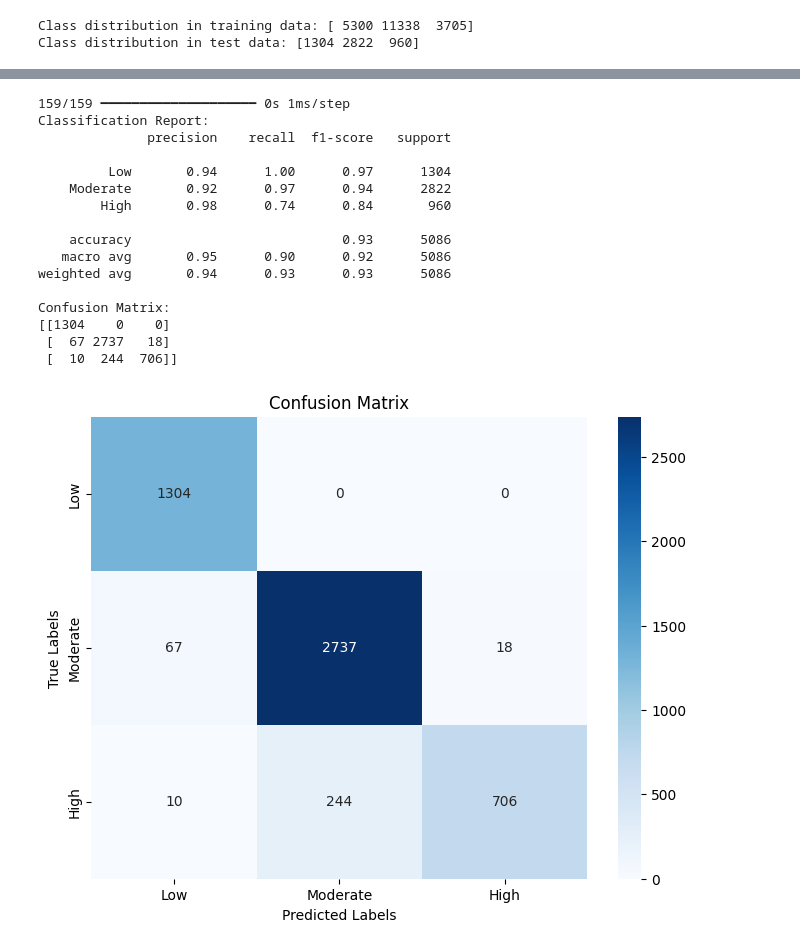
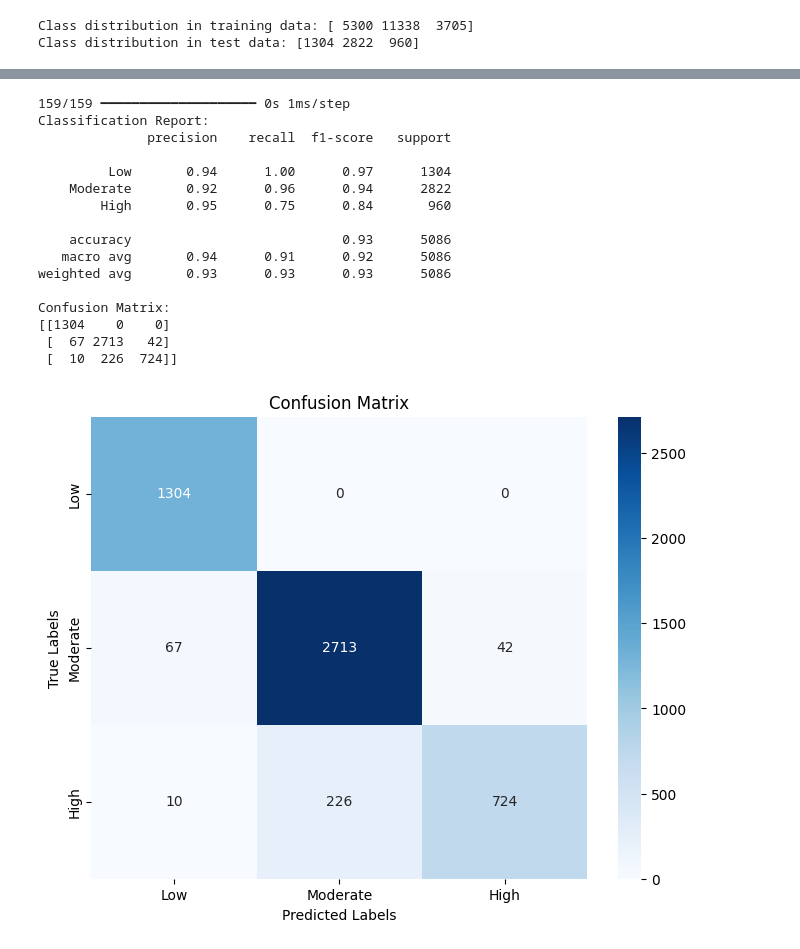
Before and after one commit to Aashiff2003/DSGP-group-25, a Jupyter notebook: Risk_Analysis.ipynb, the cells around one changed output, grey strips where cells are left out. Saved outputs shown, nothing was run; the diff lists cells and outputs as text; code cells hidden in the pictures.

Commit message:
model enhancement

```diff
--- a/Risk_Analysis.ipynb
+++ b/Risk_Analysis.ipynb
@@ -91,6 +91,11 @@ y_encoded = to_categorical(y_integer_encoded, num_classes=3)  # 3 classes: 0 (Lo
 # Train-test split
 X_train, X_test, y_train, y_test = train_test_split(X, y_encoded, test_size=0.2, random_state=42)
 
+y_train = np.argmax(y_train, axis=1)  # Convert back to labels
+y_test = np.argmax(y_test, axis=1)
+print(y_train[:5])  # Example output: [2 0 1 2 0]
+
+
 # Step 4: Normalize the features
 scaler = StandardScaler()
 X_train = scaler.fit_transform(X_train)
@@ -102,7 +109,9 @@ print("Class distribution in test data:", np.bincount(np.argmax(y_test, axis=1))
 Class distribution in training data: [ 5300 11338  3705]
 Class distribution in test data: [1304 2822  960]
 # %%
-
+from tensorflow.keras.models import Sequential
+from tensorflow.keras.layers import Dense, Input
+from tensorflow.keras.callbacks import EarlyStopping
 
 # Build the Neural Network
 NN_model = Sequential([
@@ -113,12 +122,25 @@ NN_model = Sequential([
     Dense(3, activation='softmax')     # Output layer (3 classes)
 ])
 
+# Compile the model
+NN_model.compile(optimizer='adam', loss='sparse_categorical_crossentropy', metrics=['accuracy'])
 
-# Compile the model
-NN_model.compile(optimizer='adam', loss='categorical_crossentropy', metrics=['accuracy'])
+# Set up early stopping
+early_stopping = EarlyStopping(
+    monitor='val_loss',             # Monitor the validation loss
+    patience=5,                     # Stop after 5 epochs with no improvement
+    restore_best_weights=True       # Restore model weights from the best epoch
+)
 
-# Train the model
-NN_history = NN_model.fit(X_train, y_train, epochs=50, batch_size=32, validation_split=0.2, verbose=1)
+# Train the model with early stopping
+NN_history = NN_model.fit(
+    X_train, y_train,
+    epochs=50,
+    batch_size=32,
+    validation_split=0.2,
+    verbose=1,
+    callbacks=[early_stopping]
+)
 
 # Evaluate the model
 loss, accuracy = NN_model.evaluate(X_test, y_test, verbose=1)
@@ -172,42 +170,42 @@ import seaborn as sns
 # Step 8: Evaluate the model and make predictions
 y_pred = NN_model.predict(X_test)
 y_pred_classes = np.argmax(y_pred, axis=1)  # Convert probabilities to class labels
-y_test_classes = np.argmax(y_test, axis=1)  # Convert one-hot encoded labels to class labels
+y_test_classes = y_test
 
 # Generate classification report
 print("Classification Report:")
 print(classification_report(y_test_classes, y_pred_classes, target_names=['Low', 'Moderate', 'High'], labels=[0, 1, 2]))
 
 # Generate confusion matrix
 cm = confusion_matrix(y_test_classes, y_pred_classes)
 print("Confusion Matrix:")
 print(cm)
 
 # Visualize confusion matrix
 plt.figure(figsize=(8, 6))
 sns.heatmap(cm, annot=True, fmt='d', cmap='Blues', xticklabels=['Low', 'Moderate', 'High'], yticklabels=['Low', 'Moderate', 'High'])
 plt.xlabel('Predicted Labels')
 plt.ylabel('True Labels')
 plt.title('Confusion Matrix')
 plt.show()
 # %% [output]
 159/159 ━━━━━━━━━━━━━━━━━━━━ 0s 1ms/step
 Classification Report:
               precision    recall  f1-score   support
 
          Low       0.94      1.00      0.97      1304
-    Moderate       0.92      0.97      0.94      2822
-        High       0.98      0.74      0.84       960
+    Moderate       0.92      0.96      0.94      2822
+        High       0.95      0.75      0.84       960
 
     accuracy                           0.93      5086
-   macro avg       0.95      0.90      0.92      5086
-weighted avg       0.94      0.93      0.93      5086
+   macro avg       0.94      0.91      0.92      5086
+weighted avg       0.93      0.93      0.93      5086
 
 Confusion Matrix:
 [[1304    0    0]
- [  67 2737   18]
- [  10  244  706]]
+ [  67 2713   42]
+ [  10  226  724]]
-[figure, old version]
+[figure, new version]
 # %%
 from sklearn.model_selection import KFold
 import numpy as np
```
Also changed, not shown: parts of 10 cells of this notebook.
